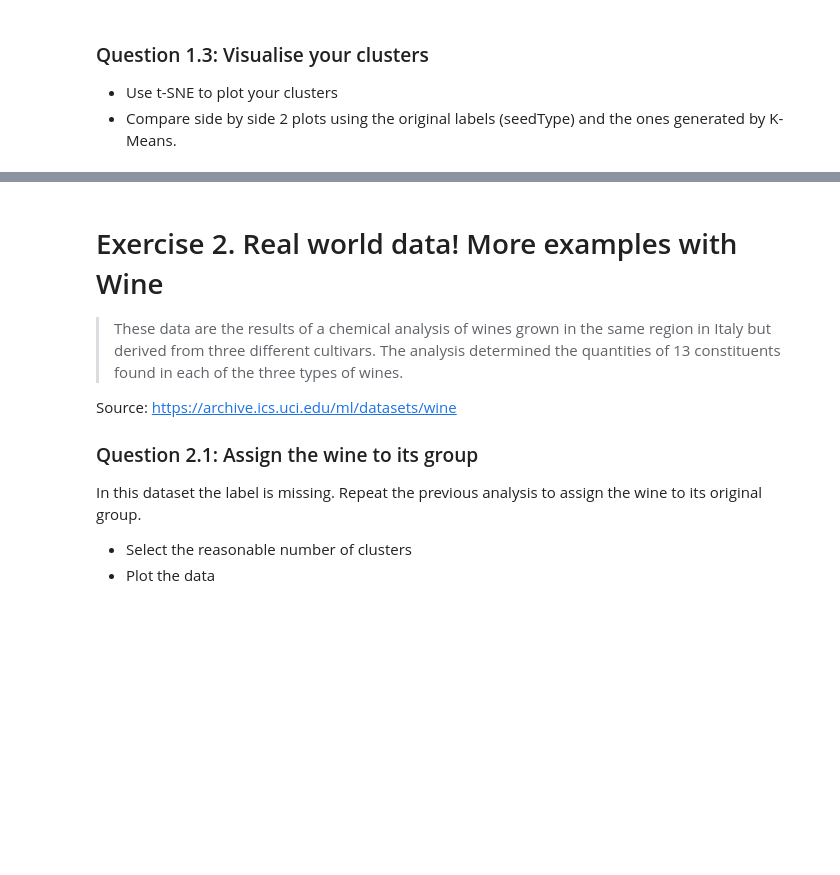
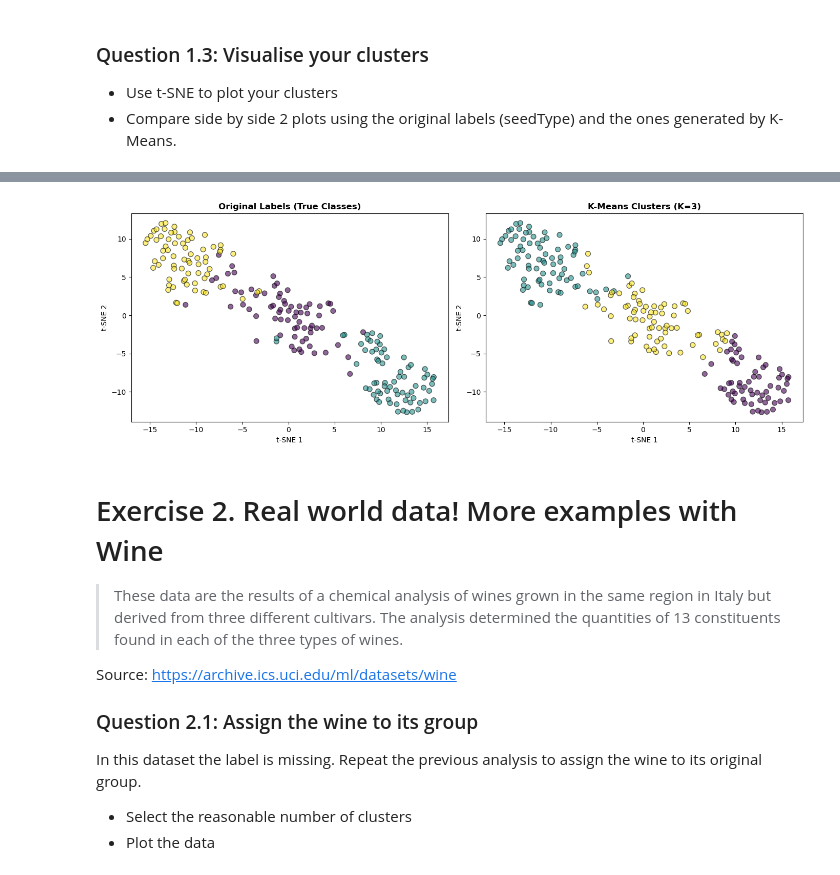
Before and after one commit to FarukZahiragic/applied-data-analysis-exercises, a Jupyter notebook: Exercises/08 - Learning from data - Unsupervised learning/Unsupervised_Learning.ipynb, the cells around one changed output, grey strips where cells are left out. Drawn from its saved outputs; the diff is of its cells as text; code cells hidden in the pictures; blank space fills up the shorter version.

```diff
--- a/Exercises/08 - Learning from data - Unsupervised learning/Unsupervised_Learning.ipynb
+++ b/Exercises/08 - Learning from data - Unsupervised learning/Unsupervised_Learning.ipynb
@@ -373,3 +436,27 @@ In this exercise, we are interested in discovering structure in the data by hidi
+# %%
+# Step 3: Plot side-by-side comparison
+# First, load the original seeds data to get seedType labels
+seeds_original = pd.read_csv("seeds_dataset.csv")
+seed_labels_original = seeds_original["seedType"].values
+
+fig, axs = plt.subplots(1, 2, figsize=(14, 5))
+
+# Left: Original labels (seedType)
+axs[0].scatter(X_tsne[:, 0], X_tsne[:, 1], c=seed_labels_original, cmap='viridis', alpha=0.6, edgecolors='k', s=50)
+axs[0].set_title('Original Labels (True Classes)', fontsize=12, fontweight='bold')
+axs[0].set_xlabel('t-SNE 1')
+axs[0].set_ylabel('t-SNE 2')
+
+# Right: K-Means labels
+axs[1].scatter(X_tsne[:, 0], X_tsne[:, 1], c=kmeans_labels, cmap='viridis', alpha=0.6, edgecolors='k', s=50)
+axs[1].set_title('K-Means Clusters (K=3)', fontsize=12, fontweight='bold')
+axs[1].set_xlabel('t-SNE 1')
+axs[1].set_ylabel('t-SNE 2')
+
+plt.tight_layout()
+plt.show()
+# %% [output]
+[figure, added]
 # %% [markdown]
 # Exercise 2. Real world data! More examples with Wine
 
```
Also changed, not shown: parts of 15 cells of this notebook.
